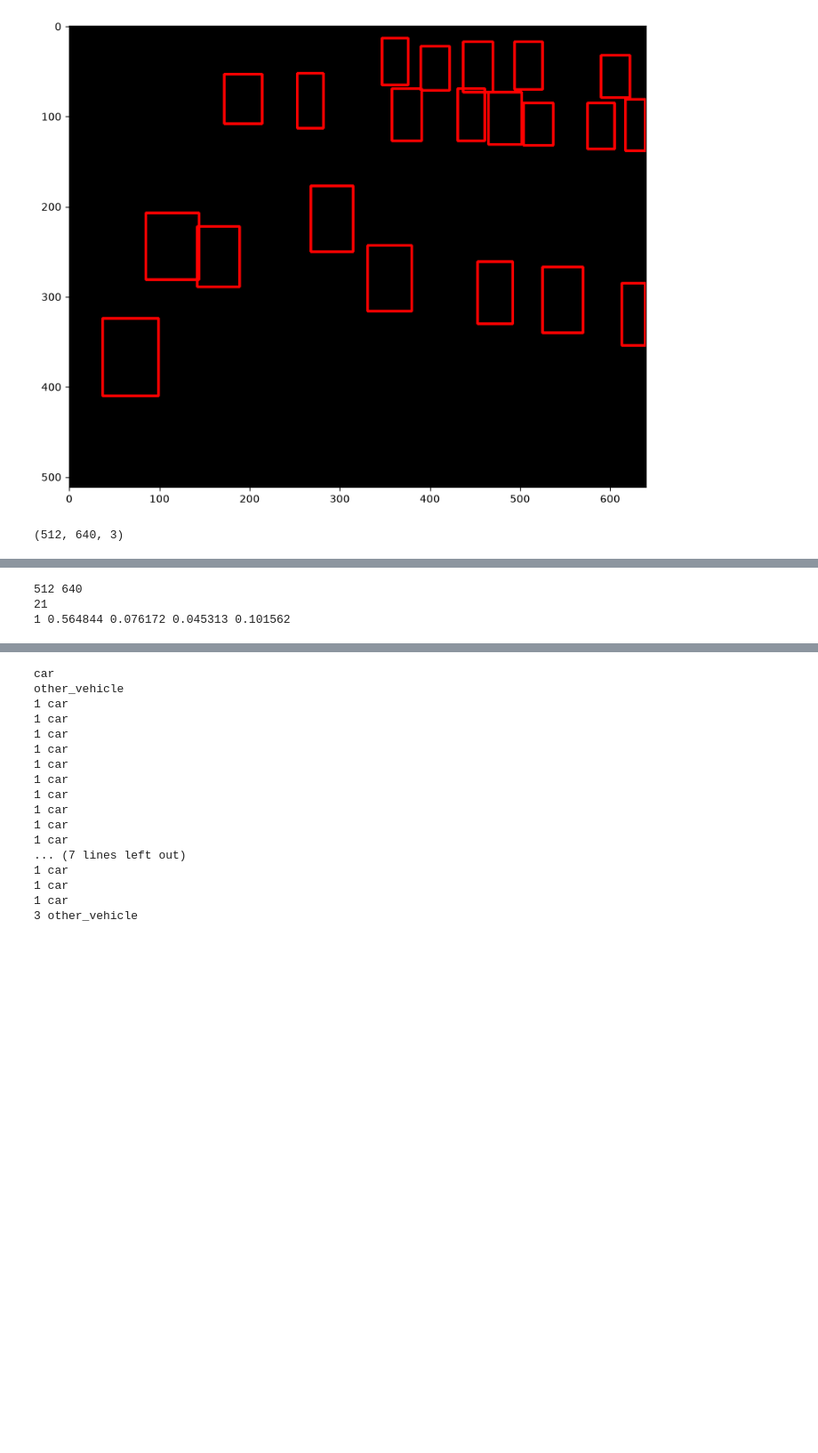
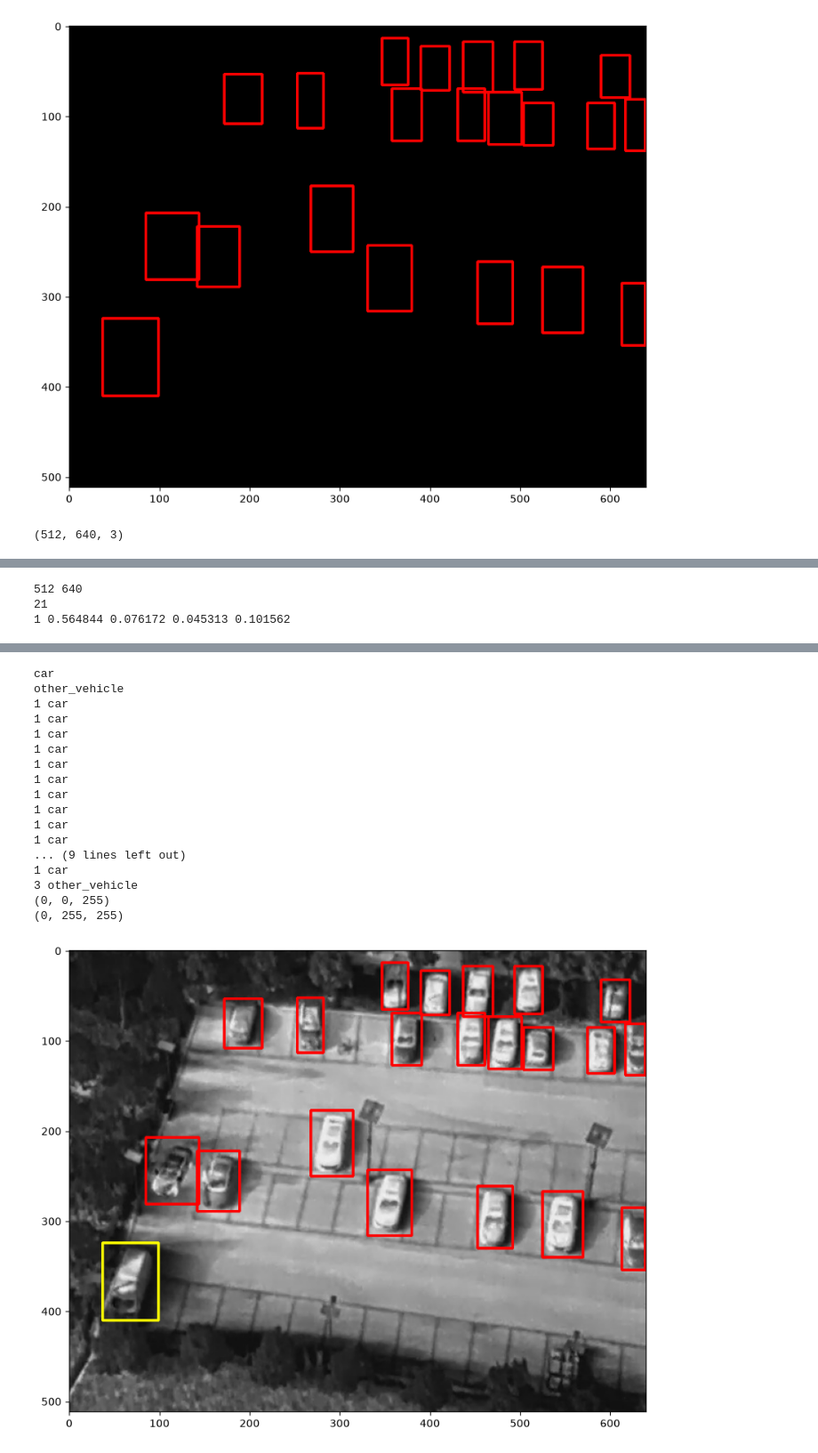
Before and after one commit to EerenDemirci/iha-goruntu-isleme, a Jupyter notebook: notebooks/01_gercek_veri.ipynb, the cells around one changed output, grey strips where cells are left out. Shown at 89% size. Cells and saved outputs as stored; diff of their text form; code cells hidden in the pictures; blank space fills up the shorter version.

```diff
--- a/notebooks/01_gercek_veri.ipynb
+++ b/notebooks/01_gercek_veri.ipynb
@@ -181,33 +181,78 @@ siniflar = {
 }
 
 print(siniflar[1])
 print(siniflar[3])
 
 
 for satir in etiketler:
     numara = int(satir.split()[0])
     print(numara, siniflar[numara])
+
+
+
+
+    renkler = {
+    0: (255, 0, 0),      # person        → mavi
+    1: (0, 0, 255),      # car           → kırmızı
+    2: (0, 255, 0),      # bicycle       → yeşil
+    3: (0, 255, 255),    # other_vehicle → sarı
+    4: (255, 0, 255),    # drone         → mor
+    5: (0, 165, 255),    # mine          → turuncu
+    6: (255, 255, 0),    # gun           → açık mavi
+}
+
+print(renkler[1])
+print(renkler[3])
+
+
+
+
+cizim = foto.copy()
+
+for satir in etiketler:
+    numara = int(satir.split()[0])                                   # YENİ: sınıf numarası
+    x1, y1, x2, y2 = yolo_kutu(satir, genislik, yukseklik)
+    cv2.rectangle(cizim, (x1, y1), (x2, y2), renkler[numara], 2)     # YENİ: renk sözlükten
+
+plt.figure(figsize=(10, 8))
+plt.imshow(cv2.cvtColor(cizim, cv2.COLOR_BGR2RGB))
+plt.show()
+
+
+
+cizim = foto.copy()
+
+for satir in etiketler:
+    numara = int(satir.split()[0])
+    x1, y1, x2, y2 = yolo_kutu(satir, genislik, yukseklik)
+    cv2.rectangle(cizim, (x1, y1), (x2, y2), renkler[numara], 2)
+    cv2.putText(cizim, siniflar[numara], (x1, y1 - 3), cv2.FONT_HERSHEY_SIMPLEX, 0.4, renkler[numara], 1)   # YENİ
+
+plt.figure(figsize=(10, 8))
+plt.imshow(cv2.cvtColor(cizim, cv2.COLOR_BGR2RGB))
+plt.show()
 # %% [output]
 (512, 640, 3)
 [figure]
 512 640
 21
 1 0.564844 0.076172 0.045313 0.101562
 [figure]
 car
 other_vehicle
 1 car
 1 car
 1 car
 1 car
 1 car
 1 car
 1 car
 1 car
 1 car
 1 car
-... (7 lines left out)
-1 car
-1 car
+... (9 lines left out)
 1 car
 3 other_vehicle
+(0, 0, 255)
+(0, 255, 255)
+[figure, added]
```
Also changed, not shown: parts of 3 cells of this notebook, 3 other files.
